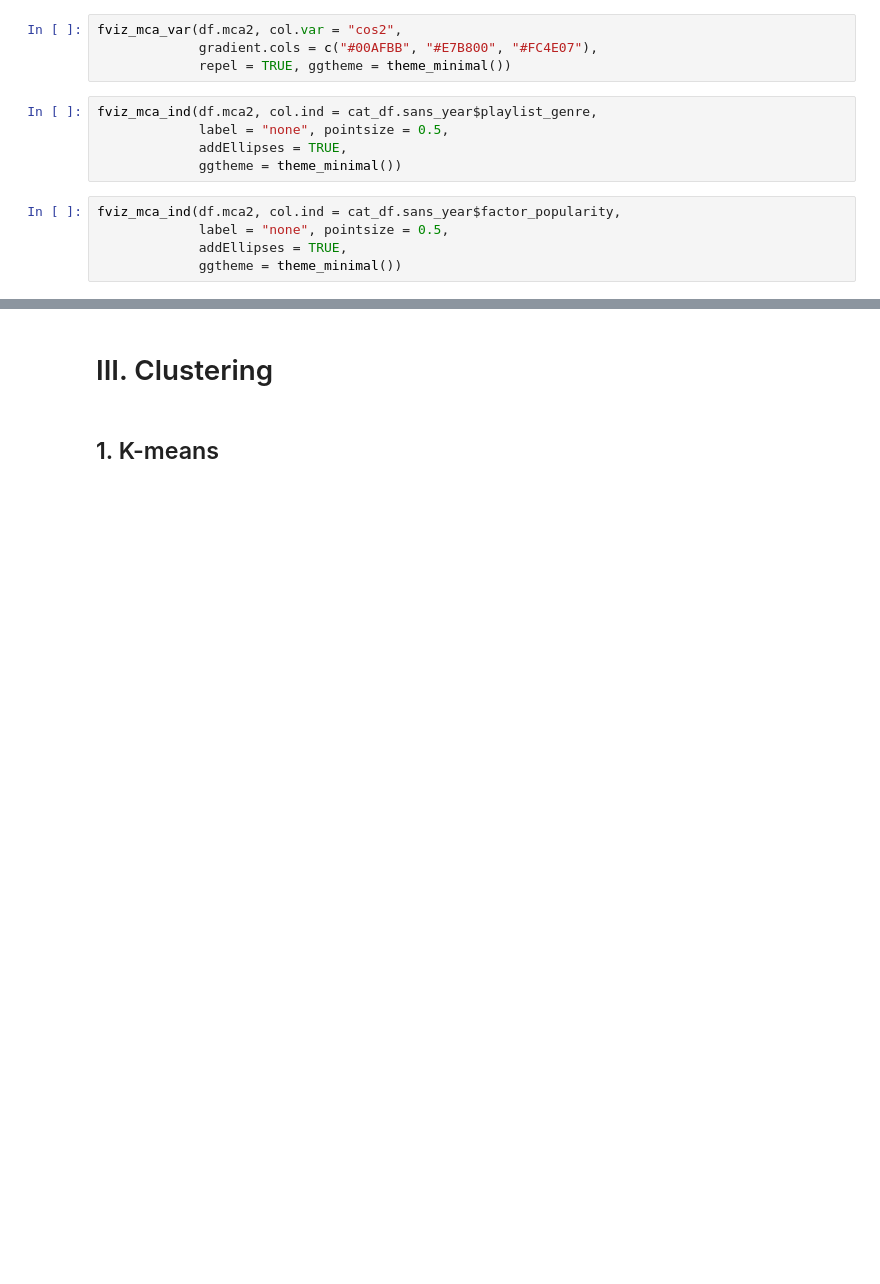
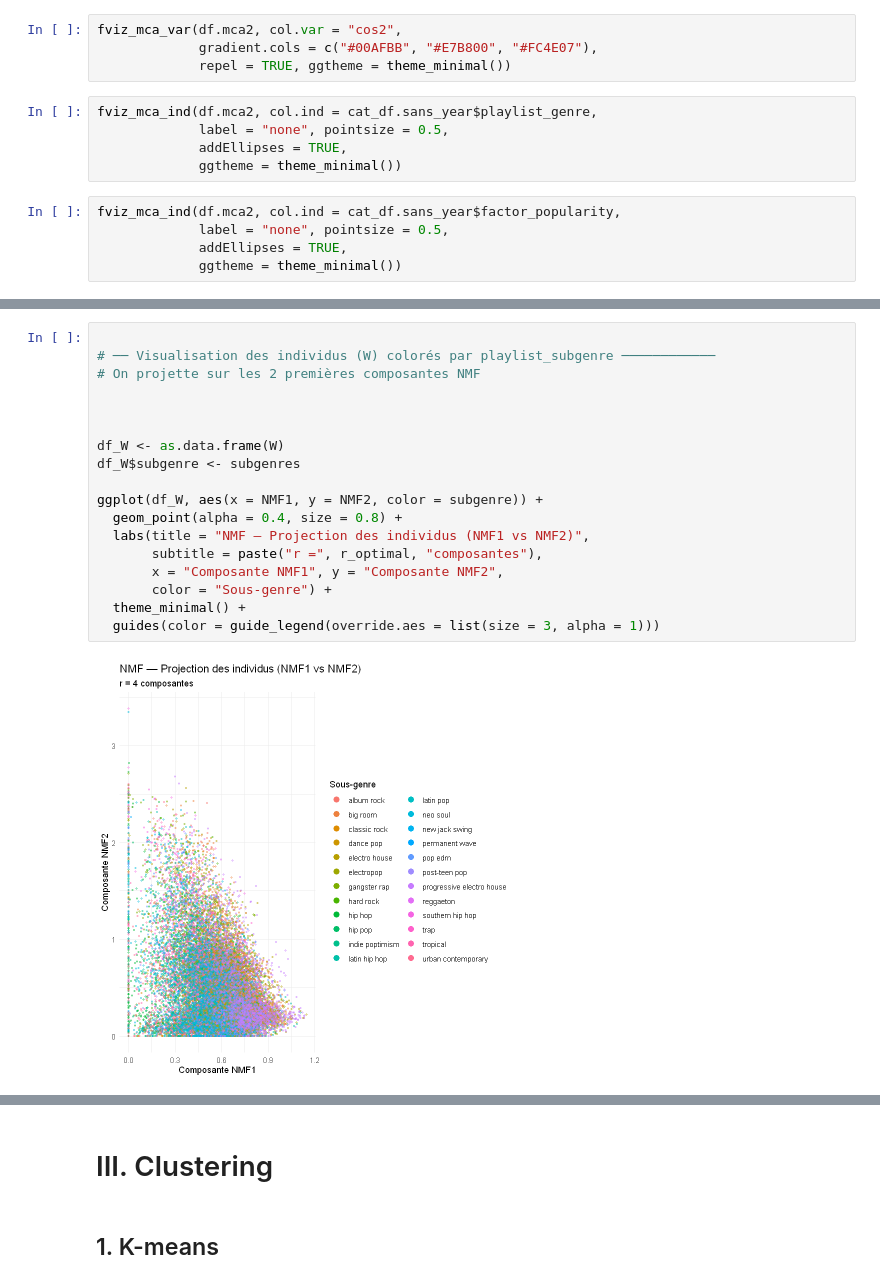
Before and after one commit to Aurore0925/Spotify_AD, a Jupyter notebook: Projet.ipynb, the cells around one changed output, grey strips where cells are left out. Drawn from its saved outputs; the diff is of its cells as text; blank space fills up the shorter version.

```diff
--- a/Projet.ipynb
+++ b/Projet.ipynb
@@ -522,0 +683,20 @@ fviz_mca_ind(df.mca2, col.ind = cat_df.sans_year$factor_popularity,
+# %%
+
+# ── Visualisation des individus (W) colorés par playlist_subgenre ────────────
+# On projette sur les 2 premières composantes NMF
+
+
+
+df_W <- as.data.frame(W)
+df_W$subgenre <- subgenres
+
+ggplot(df_W, aes(x = NMF1, y = NMF2, color = subgenre)) +
+  geom_point(alpha = 0.4, size = 0.8) +
+  labs(title = "NMF — Projection des individus (NMF1 vs NMF2)",
+       subtitle = paste("r =", r_optimal, "composantes"),
+       x = "Composante NMF1", y = "Composante NMF2",
+       color = "Sous-genre") +
+  theme_minimal() +
+  guides(color = guide_legend(override.aes = list(size = 3, alpha = 1)))
+# %% [output]
+[figure, added]
```
Also changed, not shown: parts of 15 cells of this notebook.
